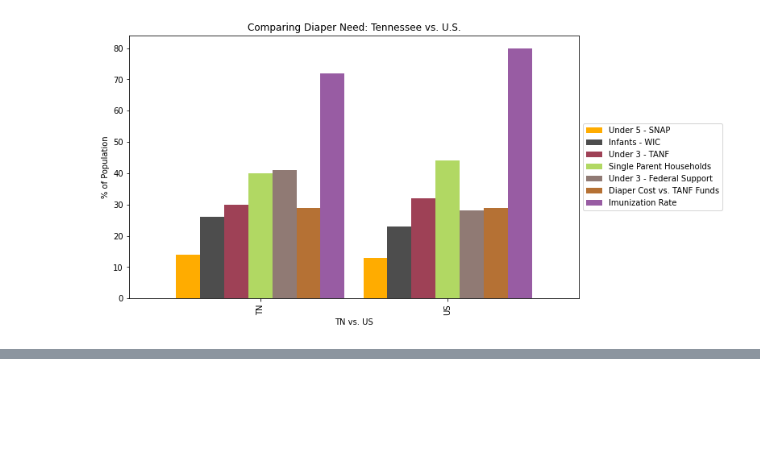
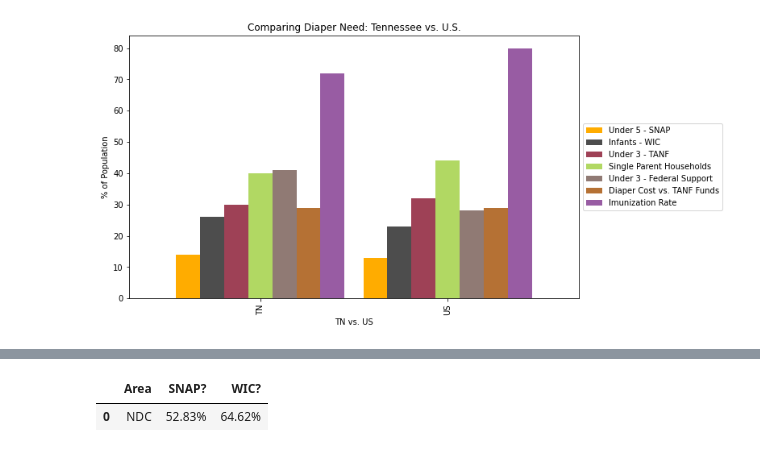
Before and after one commit to paulballenger/nashville_diaper_connection, a Jupyter notebook: notebooks/tn_us_diaper.ipynb, the cells around one changed output, grey strips where cells are left out. Drawn from its saved outputs; the diff is of its cells as text; code cells hidden in the pictures; blank space fills up the shorter version.

```diff
--- a/notebooks/tn_us_diaper.ipynb
+++ b/notebooks/tn_us_diaper.ipynb
@@ -142,0 +162,10 @@ plt.show();
+# %%
+#only keep needed columns
+ndc_survey = ndc_survey[['Area',
+            'SNAP?',
+            'WIC?'
+            ]].copy()
+ndc_survey.head()
+# %% [output]
+|  | Area | SNAP? | WIC? |
+| 0 | NDC | 52.83% | 64.62% |
```
Also changed, not shown: parts of 8 cells of this notebook, 11 other files.
